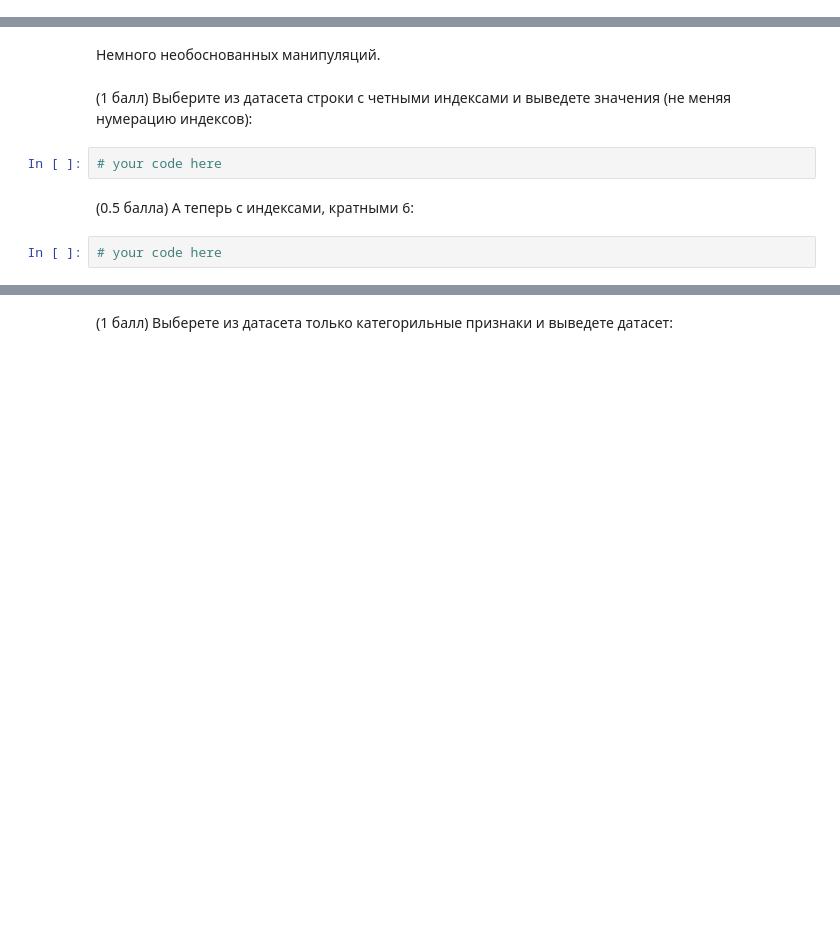
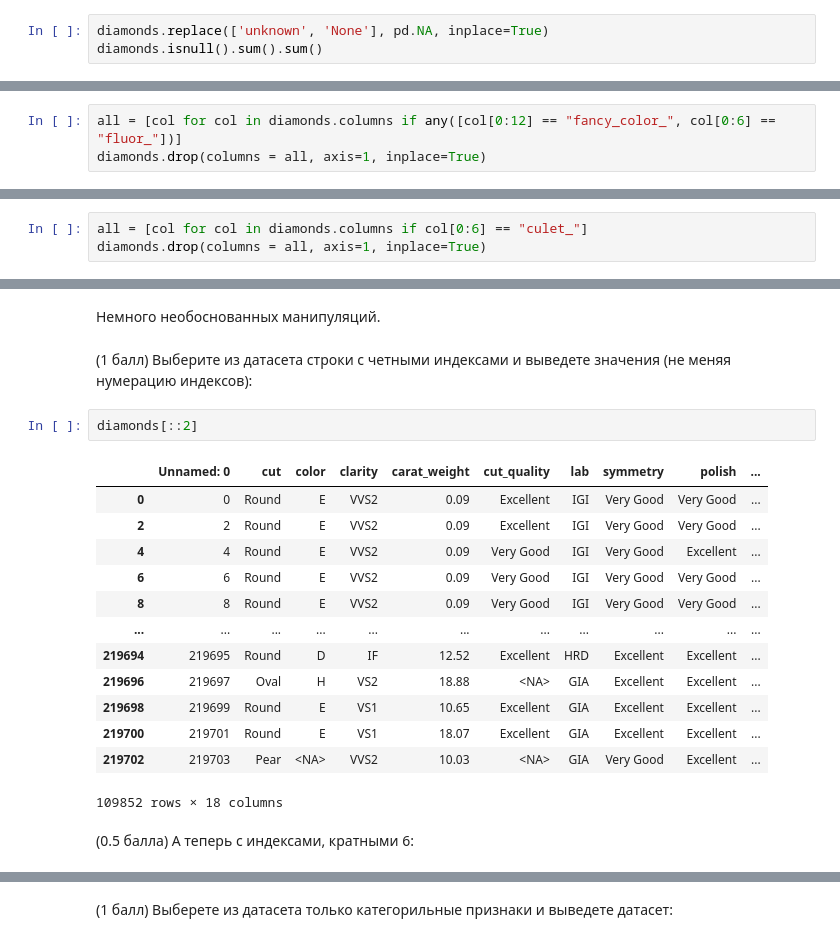
Before and after one commit to khuzin-e/mipt-sem2-python-lab, a Jupyter notebook: lab_work.ipynb, the cells around one changed output, grey strips where cells are left out. Cells and saved outputs as stored; diff of their text form; blank space fills up the shorter version.

```diff
--- a/lab_work.ipynb
+++ b/lab_work.ipynb
@@ -221,0 +237,3 @@ diamonds = pd.read_csv("diamonds.csv")
+# %%
+diamonds.replace(['unknown', 'None'], pd.NA, inplace=True)
+diamonds.isnull().sum().sum()
@@ -242,2 +269,5 @@ diamonds = pd.read_csv("diamonds.csv")
+# %%
+all = [col for col in diamonds.columns if any([col[0:12] == "fancy_color_", col[0:6] == "fluor_"])]
+diamonds.drop(columns = all, axis=1, inplace=True)
 # %% [markdown]
 (1 балл) Проделайте тоже самое для колонок, начинающихся с `culet_`:
@@ -246,2 +274,5 @@ diamonds = pd.read_csv("diamonds.csv")
+# %%
+all = [col for col in diamonds.columns if col[0:6] == "culet_"]
+diamonds.drop(columns = all, axis=1, inplace=True)
 # %% [markdown]
 (1 балл) Посчитайте сколько бы стоил (в тысячах долларов) сейф, в котором хранились бы все бриллианты из датасета:
@@ -251,9 +284,21 @@ diamonds = pd.read_csv("diamonds.csv")
 Немного необоснованных манипуляций.
 # %% [markdown]
 (1 балл) Выберите из датасета строки с четными индексами и выведете значения (не меняя нумерацию индексов):
-# %%
-# your code here
+# %%
+diamonds[::2]
+# %% [output]
+|  | Unnamed: 0 | cut | color | clarity | carat_weight | cut_quality | lab | symmetry | polish | ... |
+| 0 | 0 | Round | E | VVS2 | 0.09 | Excellent | IGI | Very Good | Very Good | ... |
+| 2 | 2 | Round | E | VVS2 | 0.09 | Excellent | IGI | Very Good | Very Good | ... |
+| 4 | 4 | Round | E | VVS2 | 0.09 | Very Good | IGI | Very Good | Excellent | ... |
+| 6 | 6 | Round | E | VVS2 | 0.09 | Very Good | IGI | Very Good | Very Good | ... |
+| 8 | 8 | Round | E | VVS2 | 0.09 | Very Good | IGI | Very Good | Very Good | ... |
+| ... | ... | ... | ... | ... | ... | ... | ... | ... | ... | ... |
+| 219694 | 219695 | Round | D | IF | 12.52 | Excellent | HRD | Excellent | Excellent | ... |
+| 219696 | 219697 | Oval | H | VS2 | 18.88 | <NA> | GIA | Excellent | Excellent | ... |
+| 219698 | 219699 | Round | E | VS1 | 10.65 | Excellent | GIA | Excellent | Excellent | ... |
+| 219700 | 219701 | Round | E | VS1 | 18.07 | Excellent | GIA | Excellent | Excellent | ... |
+| 219702 | 219703 | Pear | <NA> | VVS2 | 10.03 | <NA> | GIA | Very Good | Excellent | ... |
+109852 rows × 18 columns
 # %% [markdown]
 (0.5 балла) А теперь с индексами, кратными 6:
-# %%
-# your code here
```
Also changed, not shown: parts of 29 cells of this notebook.
